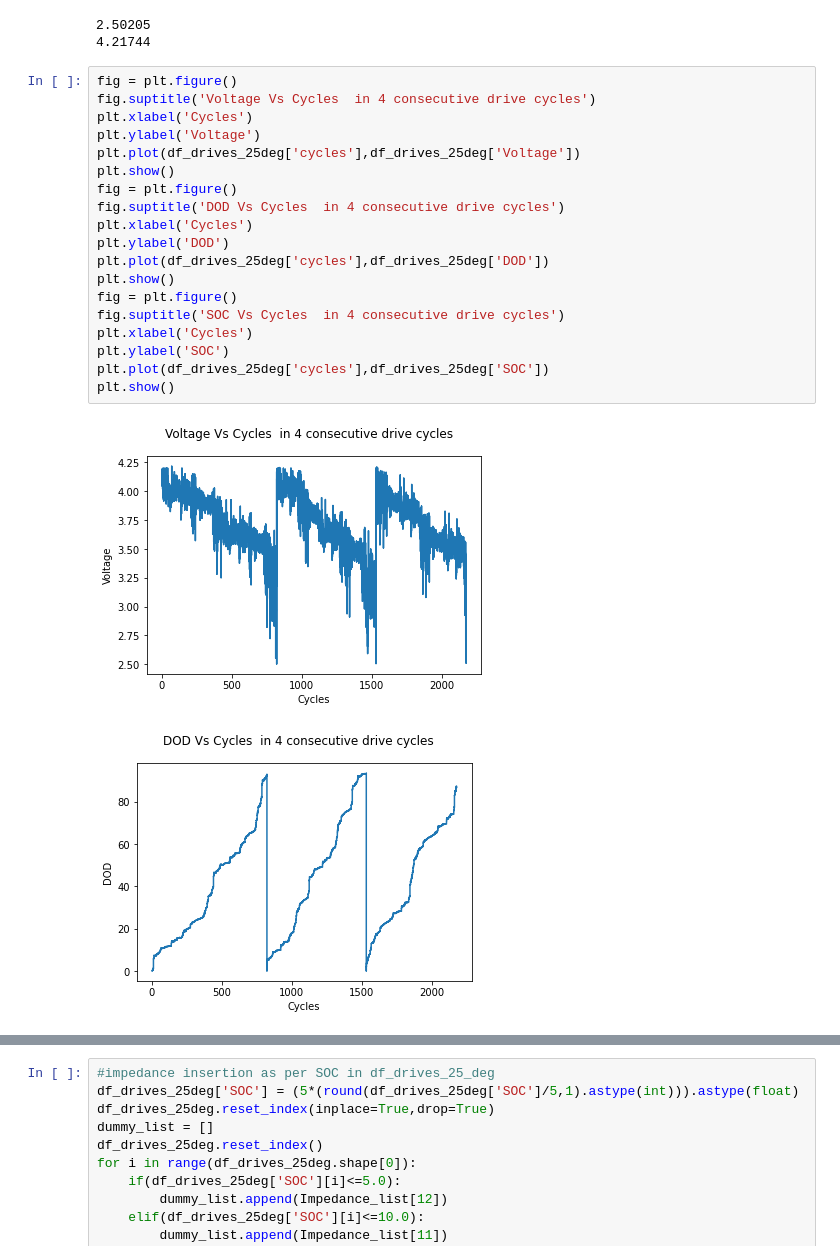
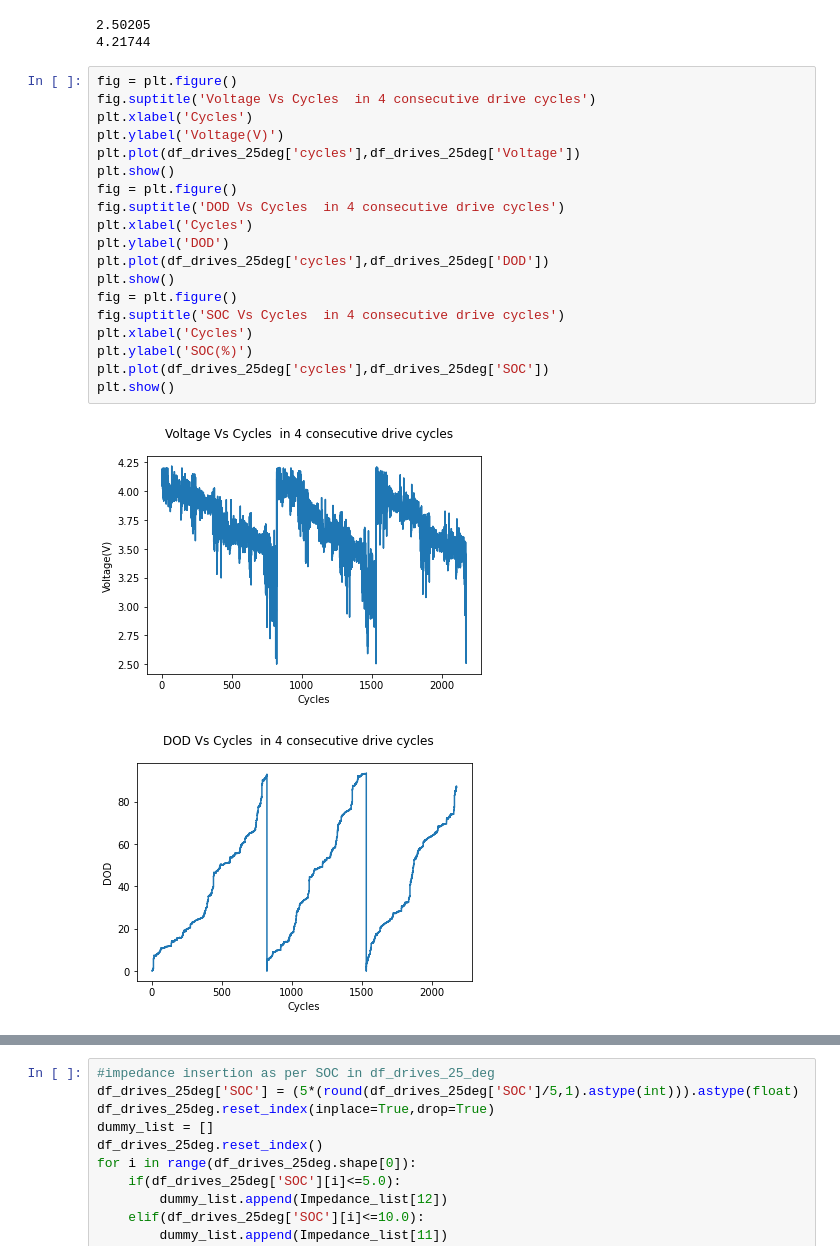
Before and after one commit to souptikmajumder/Battery-Life, a Jupyter notebook: RUL_batteries_final.ipynb, the cells around one changed output, grey strips where cells are left out. Drawn from its saved outputs; the diff is of its cells as text.

```diff
--- a/RUL_batteries_final.ipynb
+++ b/RUL_batteries_final.ipynb
@@ -478,22 +478,22 @@ df_drives_25deg['cycles']=cycle_cnt #creating a column of cycles in df_drives_25
 # %%
 fig = plt.figure()
 fig.suptitle('Voltage Vs Cycles  in 4 consecutive drive cycles')
 plt.xlabel('Cycles')
-plt.ylabel('Voltage')
+plt.ylabel('Voltage(V)')
 plt.plot(df_drives_25deg['cycles'],df_drives_25deg['Voltage'])
 plt.show()
 fig = plt.figure()
 fig.suptitle('DOD Vs Cycles  in 4 consecutive drive cycles')
 plt.xlabel('Cycles')
 plt.ylabel('DOD')
 plt.plot(df_drives_25deg['cycles'],df_drives_25deg['DOD'])
 plt.show()
 fig = plt.figure()
 fig.suptitle('SOC Vs Cycles  in 4 consecutive drive cycles')
 plt.xlabel('Cycles')
-plt.ylabel('SOC')
+plt.ylabel('SOC(%)')
 plt.plot(df_drives_25deg['cycles'],df_drives_25deg['SOC'])
 plt.show()
 # %% [output]
-[figure, old version]
+[figure, new version]
 [figure]
```
Also changed, not shown: parts of 14 cells of this notebook.
